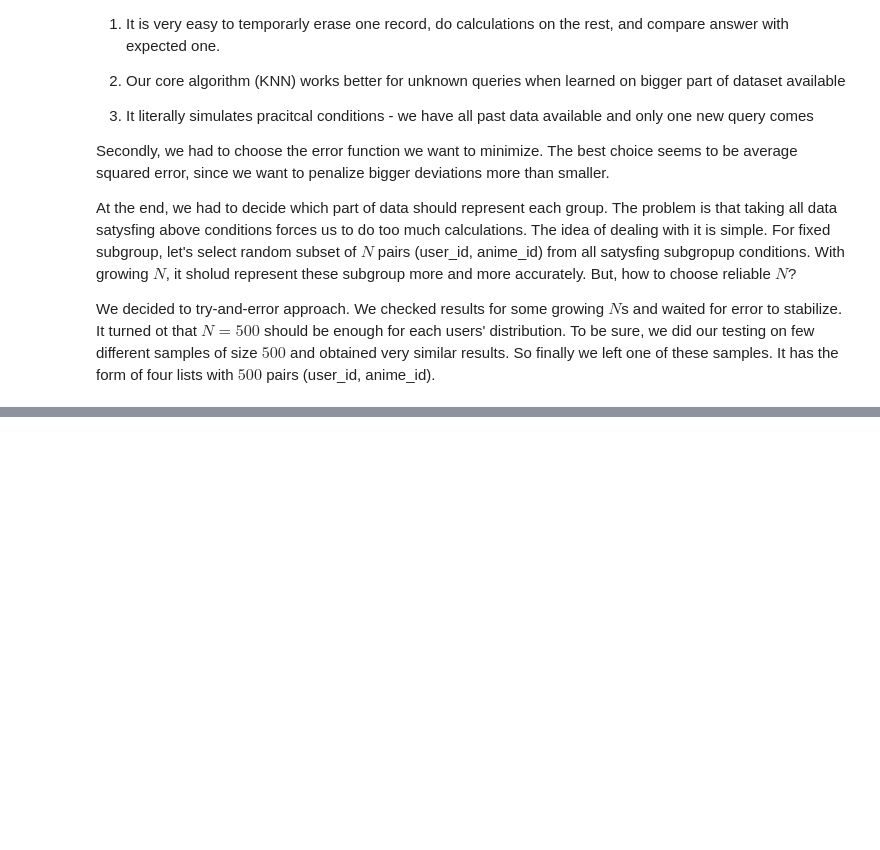
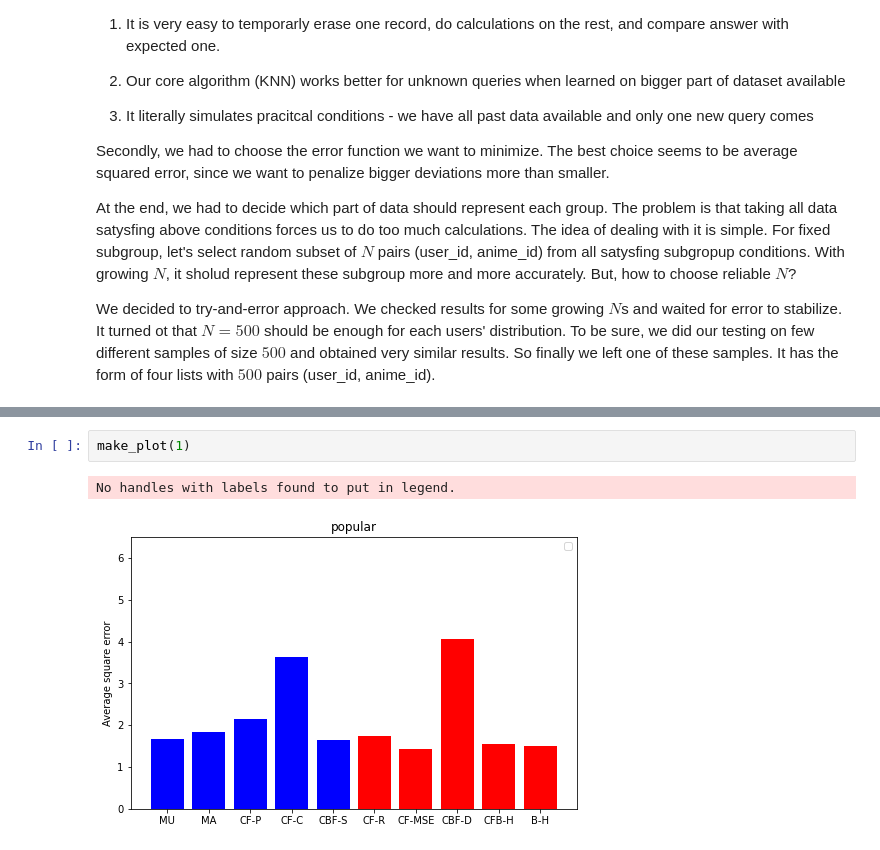
Before and after one commit to zbigos/anime-recomender-system, a Jupyter notebook: Report.ipynb, the cells around one changed output, grey strips where cells are left out. Drawn from its saved outputs; the diff is of its cells as text; blank space fills up the shorter version.

```diff
--- a/Report.ipynb
+++ b/Report.ipynb
@@ -182,0 +196,5 @@ Own ideas:
+# %%
+make_plot(1)
+# %% [output]
+No handles with labels found to put in legend.
+[figure, added]
```
Also changed, not shown: parts of 13 cells of this notebook.
